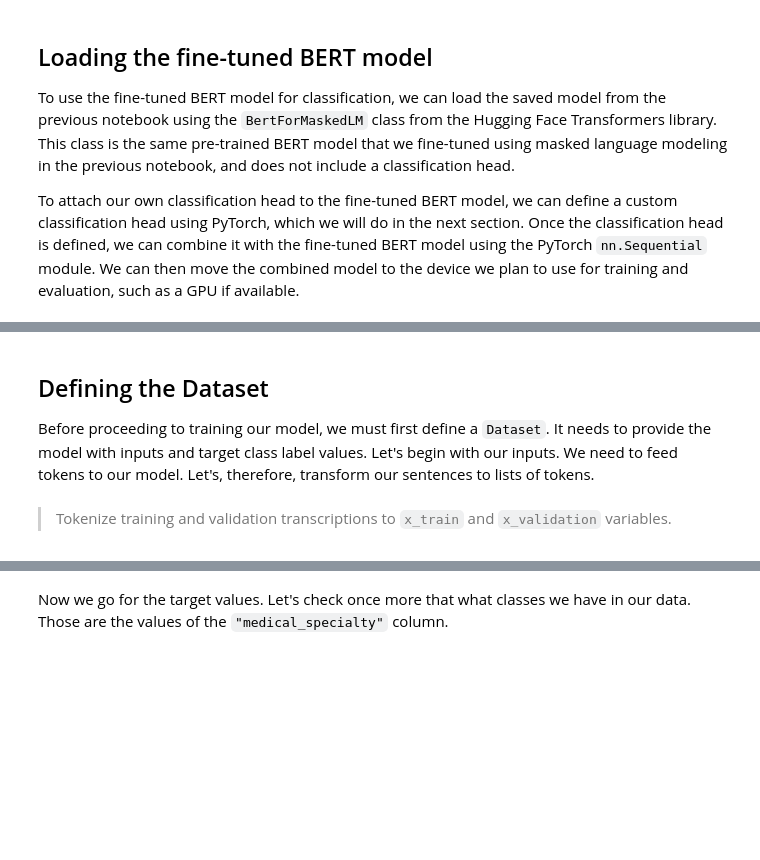
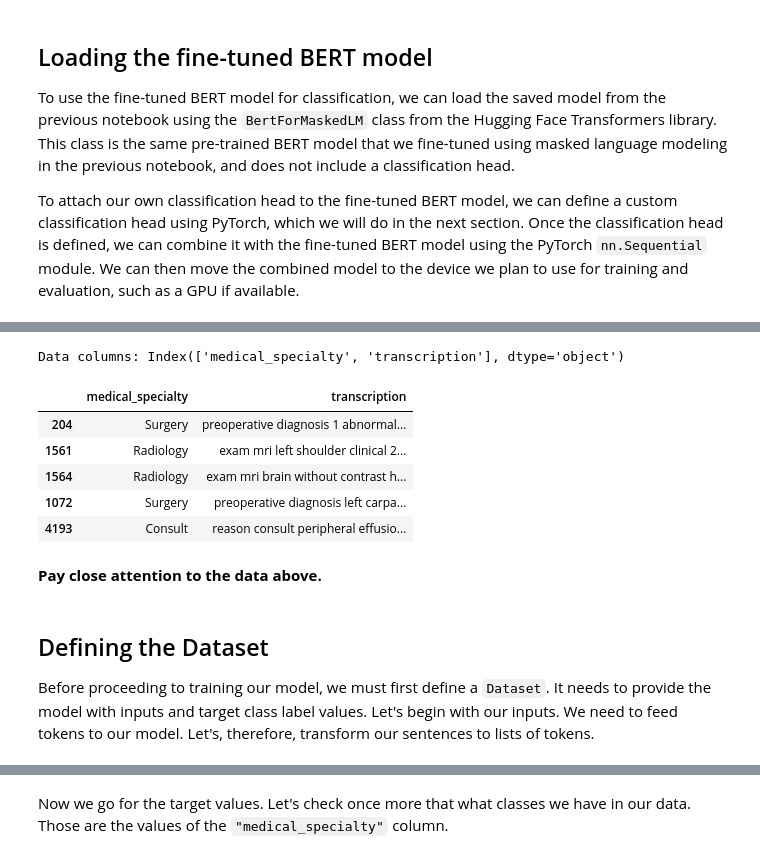
Before and after one commit to ratteripenta/transformers-seminar-workshop, a Jupyter notebook: notebooks/workshop-1/03-using-fine-tuned-model.ipynb, the cells around one changed output, grey strips where cells are left out. Cells and saved outputs as stored; diff of their text form; code cells hidden in the pictures; blank space fills up the shorter version.

```diff
--- a/notebooks/workshop-1/03-using-fine-tuned-model.ipynb
+++ b/notebooks/workshop-1/03-using-fine-tuned-model.ipynb
@@ -36,9 +48,21 @@ import pandas as pd
 
 df_train = pd.read_csv("../../data/train.csv", index_col=0)
 df_validation = pd.read_csv("../../data/validation.csv", index_col=0)
+# %%
+# Don't remove this cell
+print(f"Data columns: {df_train.columns}")
+df_train.head()
+# %% [output]
+Data columns: Index(['medical_specialty', 'transcription'], dtype='object')
+|  | medical_specialty | transcription |
+| 204 | Surgery | preoperative diagnosis 1 abnormal... |
+| 1561 | Radiology | exam mri left shoulder clinical 2... |
+| 1564 | Radiology | exam mri brain without contrast h... |
+| 1072 | Surgery | preoperative diagnosis left carpa... |
+| 4193 | Consult | reason consult peripheral effusio... |
+# %% [markdown]
+__Pay close attention to the data above.__
 # %% [markdown]
 ## Defining the Dataset
 
 Before proceeding to training our model, we must first define a ``Dataset``. It needs to provide the model with inputs and target class label values. Let's begin with our inputs. We need to feed tokens to our model. Let's, therefore, transform our sentences to lists of tokens.
-# %% [markdown]
-> Tokenize training and validation transcriptions to ``x_train`` and ``x_validation`` variables.
```
Also changed, not shown: parts of 9 cells of this notebook, 4 other files.
